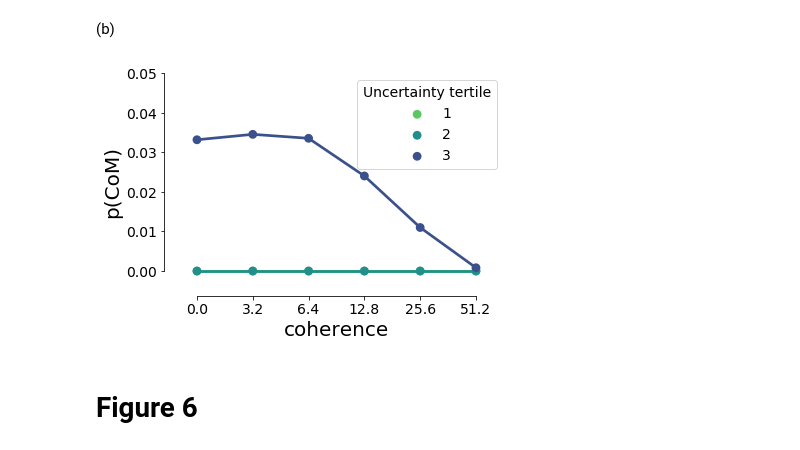
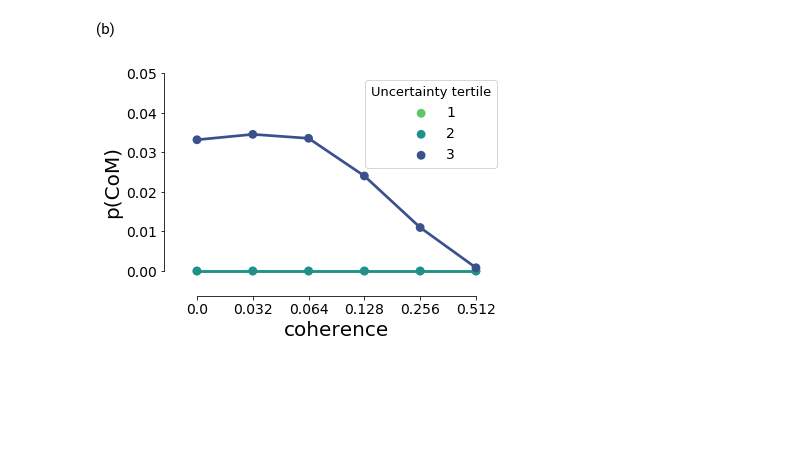
Before and after one commit to nidstigator/com_fixed_duration, a Jupyter notebook: data_analysis/paper_figures.ipynb, the cells around one changed output. Saved outputs shown, nothing was run; the diff lists cells and outputs as text; code cells hidden in the pictures; blank space fills up the shorter version.

```diff
--- a/data_analysis/paper_figures.ipynb
+++ b/data_analysis/paper_figures.ipynb
@@ -492,8 +692,9 @@ plt.savefig(os.path.join(figure_path, 'model_results.png') , bbox_inches='tight'
 # %%
-model_uncertainty_vs_coherence= pd.read_csv(os.path.join(model_output_path, 'uncertainty_vs_coherence.txt'), sep=',')
 model_uncertainty_vs_coherence_com = pd.read_csv(os.path.join(model_output_path, 'uncertainty_vs_coherence_com.txt'), sep=',')
-model_uncertainty_vs_IT = pd.read_csv(os.path.join(model_output_path, 'uncertainty_IT_correlation.txt'), sep=',')
 model_uncertainty_tertiles = pd.read_csv(os.path.join(model_output_path, 'model_tertiles_uncertainty.txt'), sep=',')
+
+model_uncertainty_tertiles.coherence /= 100
+model_uncertainty_vs_coherence_com /= 100
 # %% [markdown]
 (a)
 # %%
@@ -531,5 +711,6 @@ def plot_uncertainty(uncertainty, var):
     sns.despine(ax=ax, trim=True, offset=5)
 # %%
-plot_uncertainty(model_uncertainty_vs_coherence_com, 'com')
-plt.savefig(os.path.join(figure_path, 'uncertainty_vs_com.png'), bbox_inches='tight')
+fig, ax = plt.subplots()
+plot_uncertainty(ax, model_uncertainty_vs_coherence_com, 'com')
+# plt.savefig(os.path.join(figure_path, 'uncertainty_vs_com'), bbox_inches='tight')
 # %% [output]
@@ -557,14 +738,12 @@ def get_ci_vs_var(choices, var, n_threshold=0):
 
     return ci.reset_index()
 
-def plot_p_com_vs_var_ci(data, var, title, palette='viridis_r', n_threshold=0):
-    plt.figure()
-
+def plot_p_com_vs_var_ci(ax, data, var, title, palette='viridis_r', n_threshold=0):
     ci = get_ci_vs_var(data, var, n_threshold=n_threshold)
 
-    ax = sns.pointplot(data=ci, x='coherence', y='p_com', hue=var, palette=palette)
+    sns.pointplot(ax=ax, data=ci, x='coherence', y='p_com', hue=var, palette=palette, markers=['o', '^', 's'])
 
-    ax.legend(fontsize=14, title_fontsize=14, title='Uncertainty tertile')
+    ax.legend(fontsize=14, title_fontsize=13, title='Uncertainty tertile')
 
     ax.set_ylim(-0.005, 0.05)
     ax.set_ylabel('p(CoM)')
@@ -575,15 +754,14 @@ def plot_p_com_vs_var_ci(data, var, title, palette='viridis_r', n_threshold=0):
 # pd.qcut assumes equal bin sizes- workaround in this function below:
 def pct_rank_qcut(series, n):
     edges = pd.Series([float(i) / n for i in range(n + 1)])
-    f = lambda x: (edges >= x).argmax()
+    f = lambda x: (edges >= x).idxmax()
     return series.rank(pct=1).apply(f)
 
 model_uncertainty_tertiles['uncertainty_tertile'] = pct_rank_qcut(model_uncertainty_tertiles['uncertainty'], 3)
 model_uncertainty_tertiles['is_com'] = model_uncertainty_tertiles['is_com'].astype('bool')
 # %%
-plot_p_com_vs_var_ci(model_uncertainty_tertiles, 'uncertainty_tertile', 'Model', n_threshold=10)
-plt.savefig(os.path.join(figure_path, 'uncertainty_tertile_model.png'), bbox_inches='tight')
+fig, ax = plt.subplots()
+plot_p_com_vs_var_ci(ax, model_uncertainty_tertiles, 'uncertainty_tertile', 'Model', n_threshold=10)
+# plt.savefig(os.path.join(figure_path, 'uncertainty_tertile_model'), bbox_inches='tight')
 # %% [output]
-[figure, old version]
+[figure, new version]
-# %% [markdown]
-# Figure 6
```
Also changed, not shown: parts of 40 cells of this notebook, 4 other files.
